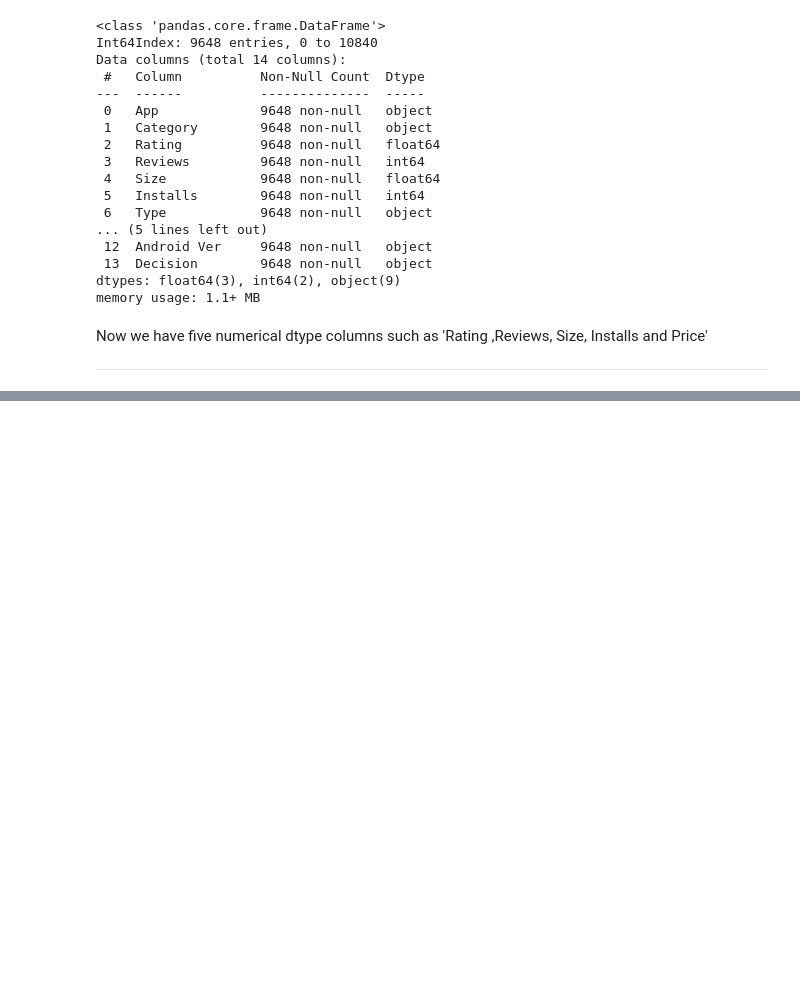
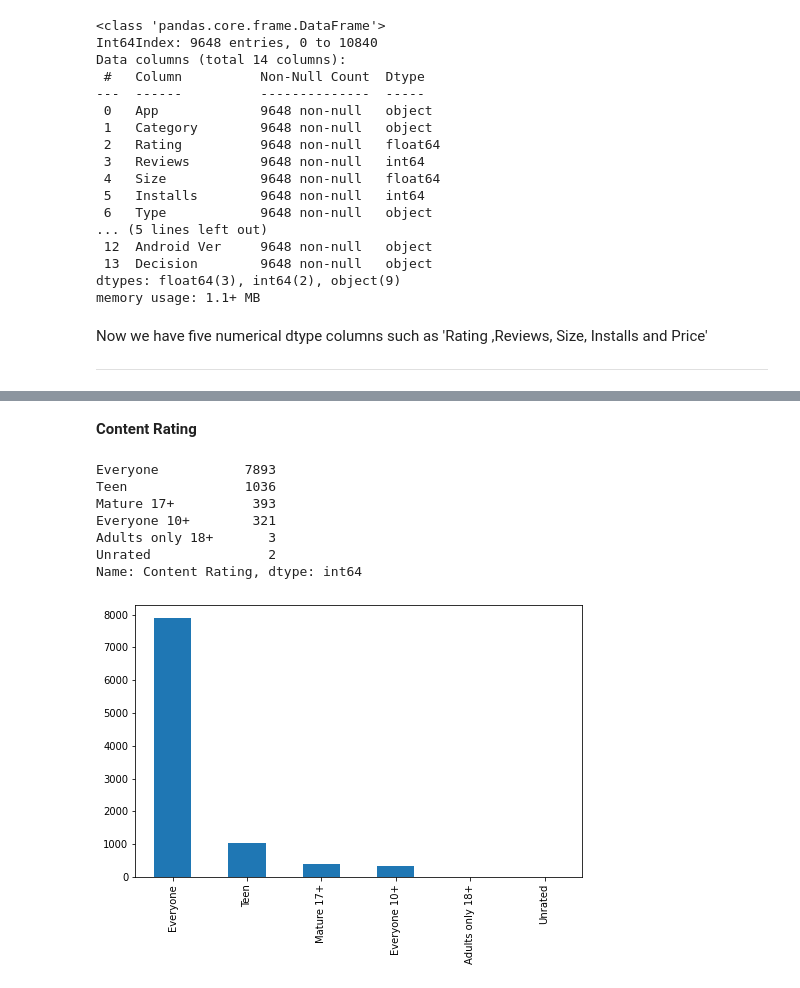
Before and after one commit to AjayUnique/EDA-playstore-app, a Jupyter notebook: Ajay_Tiwari_playstore.ipynb, the cells around one changed output, grey strips where cells are left out. Cells and saved outputs as stored; diff of their text form; code cells hidden in the pictures; blank space fills up the shorter version.

```diff
--- a/Ajay_Tiwari_playstore.ipynb
+++ b/Ajay_Tiwari_playstore.ipynb
@@ -339,0 +368,15 @@ Now we have five numerical dtype columns such as 'Rating ,Reviews, Size, Install
+# %% [markdown]
+**Content Rating**
+# %%
+plt.figure(figsize=(8,5))
+playdf['Content Rating'].value_counts().plot(kind='bar')
+print(playdf['Content Rating'].value_counts())
+# %% [output]
+Everyone           7893
+Teen               1036
+Mature 17+          393
+Everyone 10+        321
+Adults only 18+       3
+Unrated               2
+Name: Content Rating, dtype: int64
+[figure, added]
```
Also changed, not shown: parts of 12 cells of this notebook.
